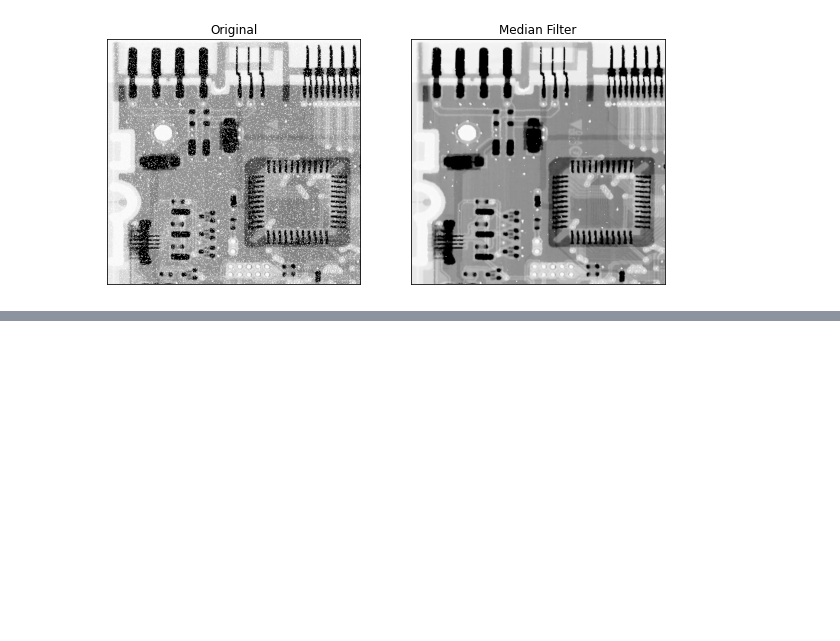
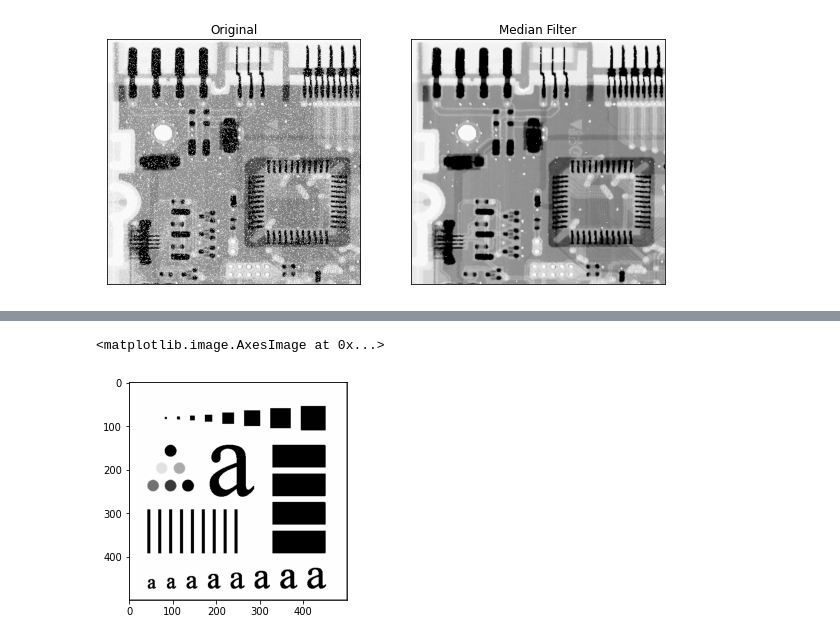
Before and after one commit to Devasy23/College, a Jupyter notebook: SEM7/DIPA/p7_DIPA.ipynb, the cells around one changed output, grey strips where cells are left out. Saved outputs shown, nothing was run; the diff lists cells and outputs as text; code cells hidden in the pictures; blank space fills up the shorter version.

```diff
--- a/SEM7/DIPA/p7_DIPA.ipynb
+++ b/SEM7/DIPA/p7_DIPA.ipynb
@@ -30,0 +102,19 @@ plt.show()
+# %%
+# Harmonic mean filter
+img = cv2.imread('images_woods\\abcl.jpg',0)
+def harmonic_mean_filter(img, kernel_size):
+    kai2 = kernel_size//2
+    img_harmonic_mean = np.zeros(img.shape)
+    for i in range(1,img.shape[0]-1):
+        for j in range(1,img.shape[1]-1):
+            sliced = img[i-kai2:i+kai2,j-kai2:j+kai2]
+            # add 1 to avoid division by zero
+            sliced = sliced+1
+
+            img_harmonic_mean[i][j] = np.mean(1/sliced)**-1
+    return img_harmonic_mean
+img_harmonic_mean = harmonic_mean_filter(img,3)
+plt.imshow(img_harmonic_mean,cmap='gray')
+# %% [output]
+<matplotlib.image.AxesImage at 0x...>
+[figure, added]
```
Also changed, not shown: parts of 11 cells of this notebook, 1 other file.
